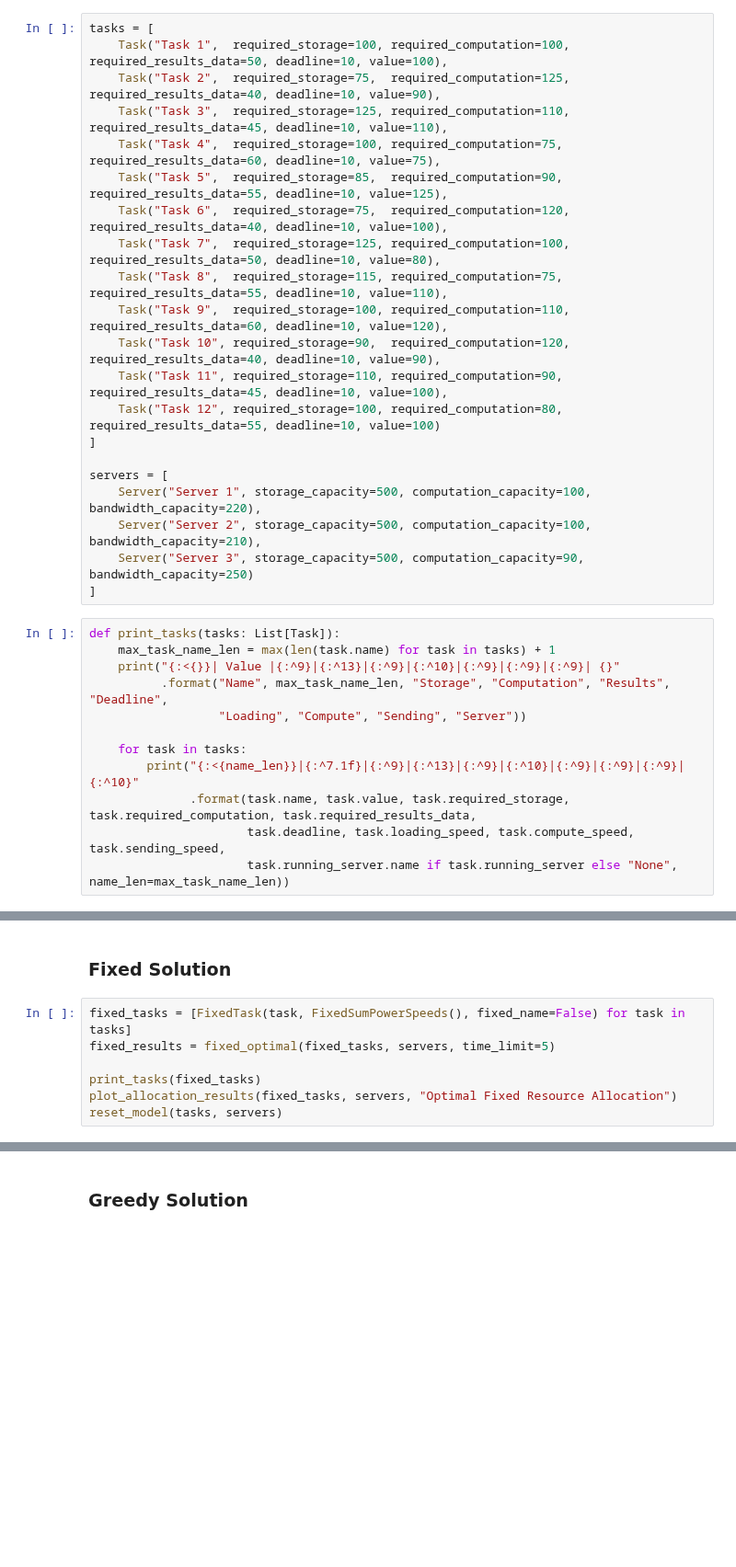
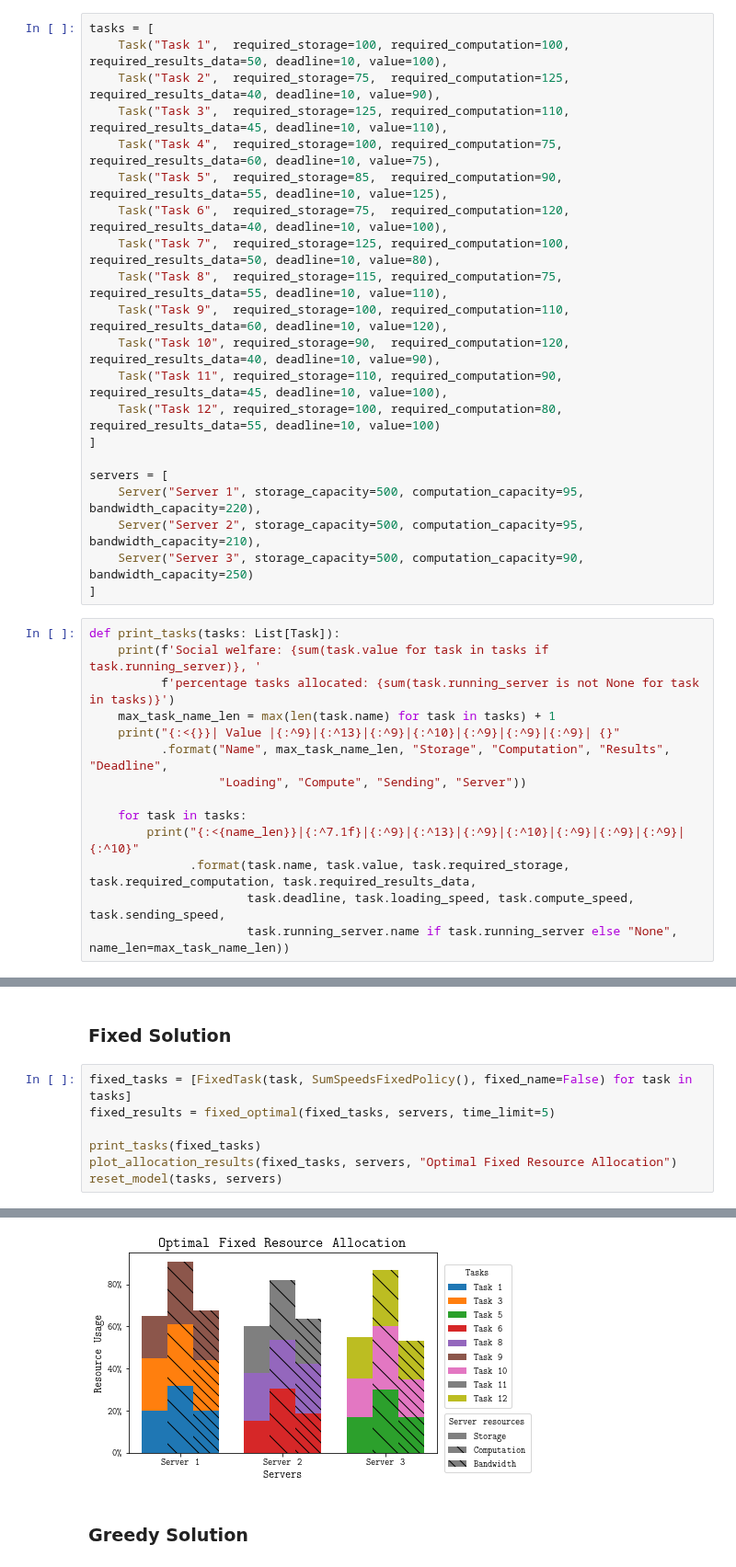
Before and after one commit to pseudo-rnd-thoughts/Elastic-Resource-Allocation, a Jupyter notebook: analysis/example_allocation.ipynb, the cells around one changed output, grey strips where cells are left out. Shown at 92% size. Saved outputs shown, nothing was run; the diff lists cells and outputs as text; blank space fills up the shorter version.

```diff
--- a/analysis/example_allocation.ipynb
+++ b/analysis/example_allocation.ipynb
@@ -42,12 +40,14 @@ tasks = [
 ]
 
 servers = [
-    Server("Server 1", storage_capacity=500, computation_capacity=100, bandwidth_capacity=220),
-    Server("Server 2", storage_capacity=500, computation_capacity=100, bandwidth_capacity=210),
+    Server("Server 1", storage_capacity=500, computation_capacity=95, bandwidth_capacity=220),
+    Server("Server 2", storage_capacity=500, computation_capacity=95, bandwidth_capacity=210),
     Server("Server 3", storage_capacity=500, computation_capacity=90, bandwidth_capacity=250)
 ]
 # %%
 def print_tasks(tasks: List[Task]):
+    print(f'Social welfare: {sum(task.value for task in tasks if task.running_server)}, '
+          f'percentage tasks allocated: {sum(task.running_server is not None for task in tasks)}')
     max_task_name_len = max(len(task.name) for task in tasks) + 1
     print("{:<{}}| Value |{:^9}|{:^13}|{:^9}|{:^10}|{:^9}|{:^9}|{:^9}| {}"
           .format("Name", max_task_name_len, "Storage", "Computation", "Results", "Deadline",
@@ -70,9 +93,10 @@ reset_model(tasks, servers)
 # %% [markdown]
 ### Fixed Solution
 # %%
-fixed_tasks = [FixedTask(task, FixedSumPowerSpeeds(), fixed_name=False) for task in tasks]
+fixed_tasks = [FixedTask(task, SumSpeedsFixedPolicy(), fixed_name=False) for task in tasks]
 fixed_results = fixed_optimal(fixed_tasks, servers, time_limit=5)
 
 print_tasks(fixed_tasks)
 plot_allocation_results(fixed_tasks, servers, "Optimal Fixed Resource Allocation")
 reset_model(tasks, servers)
+# %% [output]
@@ -79,3 +124,4 @@ reset_model(tasks, servers)
+[figure, added]
 # %% [markdown]
 ### Greedy Solution
 # %%
```
Also changed, not shown: parts of 7 cells of this notebook, 25 other files.
